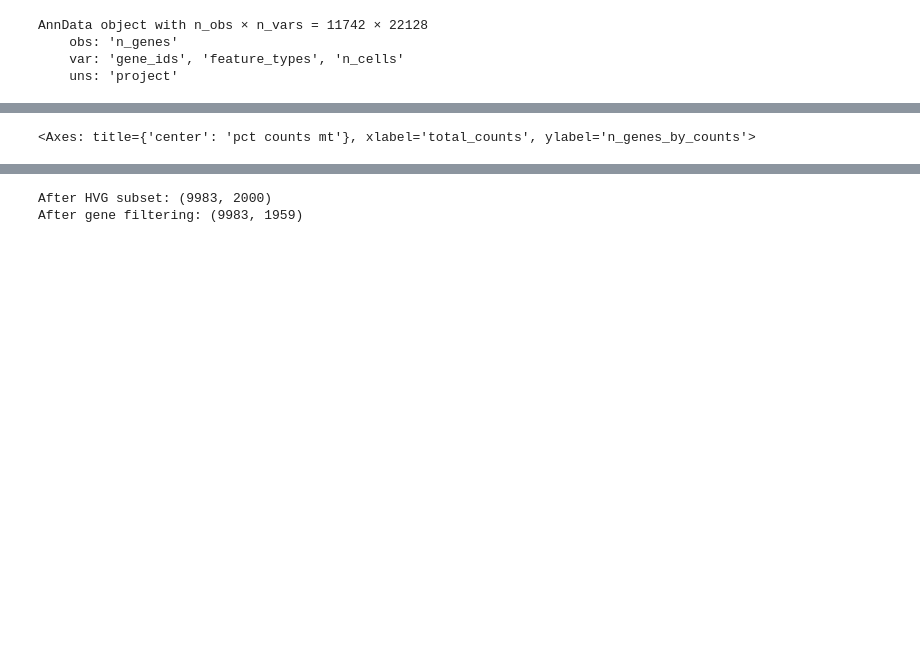
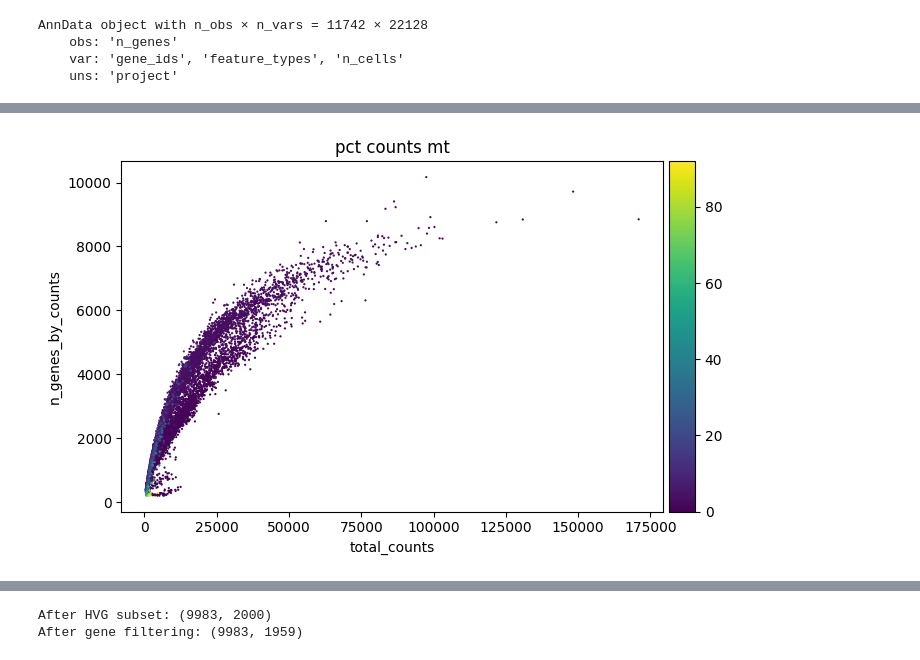
Before and after one commit to snsaiphoo/cis6060_finalproject, a Jupyter notebook: 03_GSM8545309.ipynb, the cells around one changed output, grey strips where cells are left out. Drawn from its saved outputs; the diff is of its cells as text; code cells hidden in the pictures; blank space fills up the shorter version.

```diff
--- a/03_GSM8545309.ipynb
+++ b/03_GSM8545309.ipynb
@@ -66,7 +65,6 @@ sc.pl.scatter(
     "total_counts",
     "n_genes_by_counts",
     color="pct_counts_mt",
-    save="_qc_scatter_03.png",
     show=False
 )
 # %% [output]
@@ -74,4 +72,4 @@ WARNING: saving figure to file figures/scatter_qc_scatter_03.png
-<Axes: title={'center': 'pct counts mt'}, xlabel='total_counts', ylabel='n_genes_by_counts'>
+[figure, added]
 # %%
 # QC filtering
 adata = timed("Filter by n_genes", lambda: adata[
```
Also changed, not shown: parts of 16 cells of this notebook.
